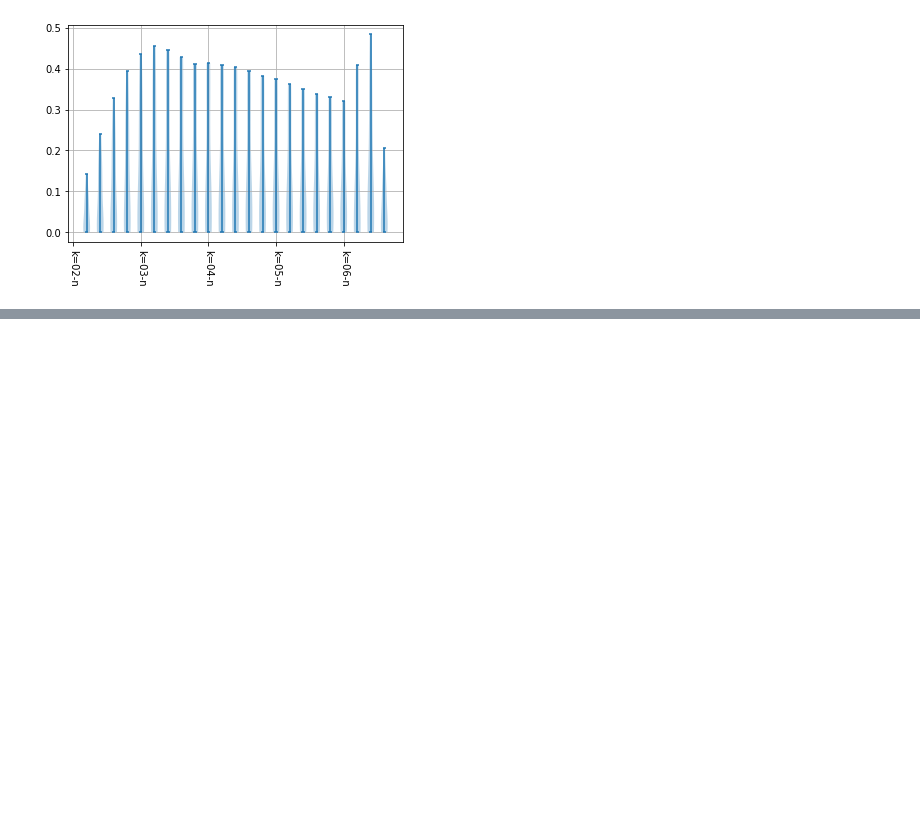
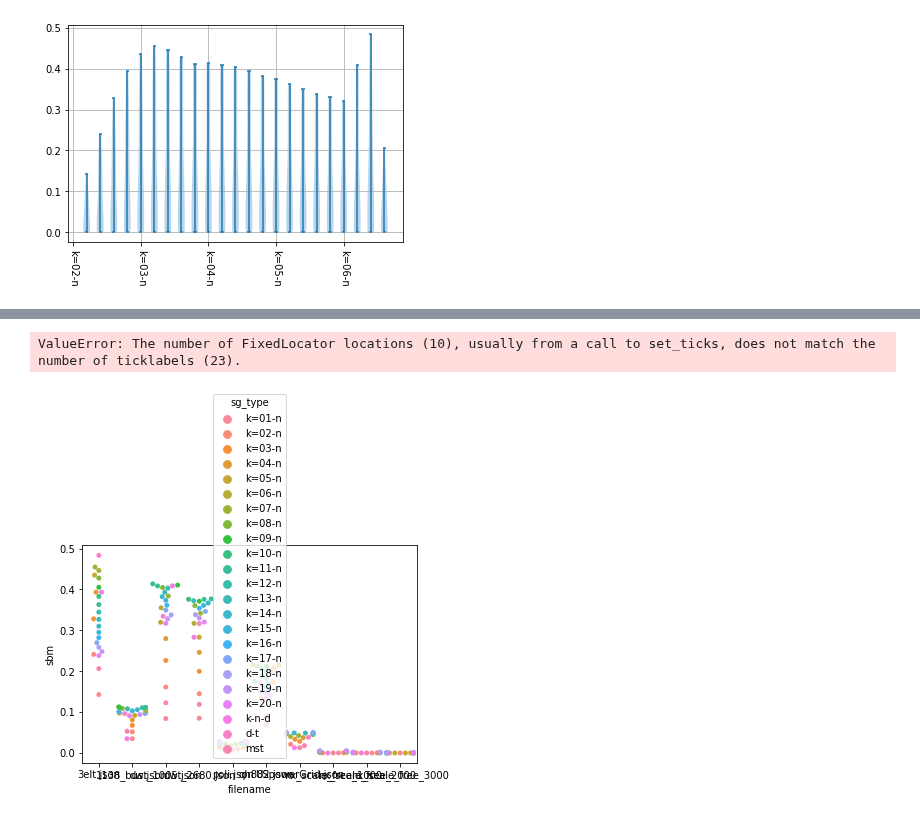
Before and after one commit to FugaTakata/hyperparameter-in-graph-drawing, a Jupyter notebook: hyperparameter_optimization.ipynb, the cells around one changed output, grey strips where cells are left out. Drawn from its saved outputs; the diff is of its cells as text; code cells hidden in the pictures; blank space fills up the shorter version.

```diff
--- a/hyperparameter_optimization.ipynb
+++ b/hyperparameter_optimization.ipynb
@@ -407,0 +428,22 @@ plt.show()
+# %%
+list_for_df = []
+
+for k, values in shape_based_metrics_values.items():
+    for sg_type, v in values.items():
+        list_for_df.append([k, sg_type, v])
+# %%
+# swarm plot
+
+df = pd.DataFrame(list_for_df, columns=['filename', 'sg_type', 'sbm'])
+ax = sns.swarmplot(x='filename', y='sbm', data=df, hue='sg_type')
+
+
+ax.set_xticklabels(
+    [graph_type for graph_type in shape_based_metrics_values_by_graph_type.keys()])
+plt.xticks(rotation=-90)
+plt.grid()
+
+plt.show()
+# %% [output]
+ValueError: The number of FixedLocator locations (10), usually from a call to set_ticks, does not match the number of ticklabels (23).
+[figure, added]
```
Also changed, not shown: parts of 5 cells of this notebook, 5 other files.
